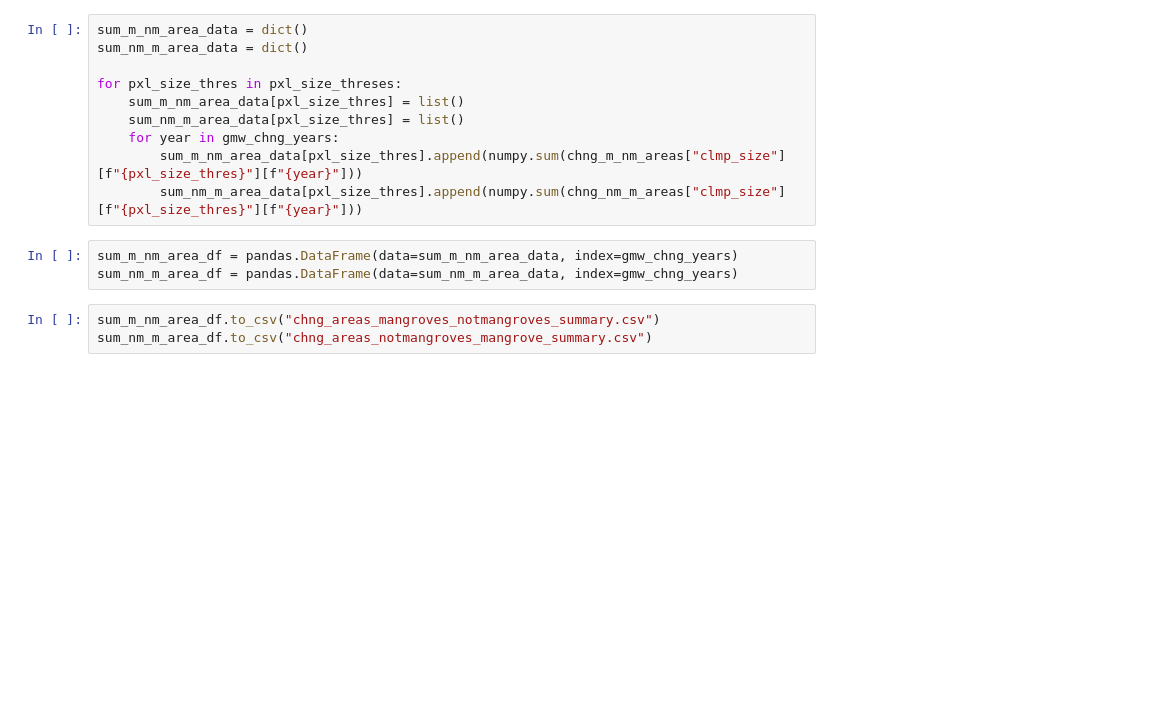
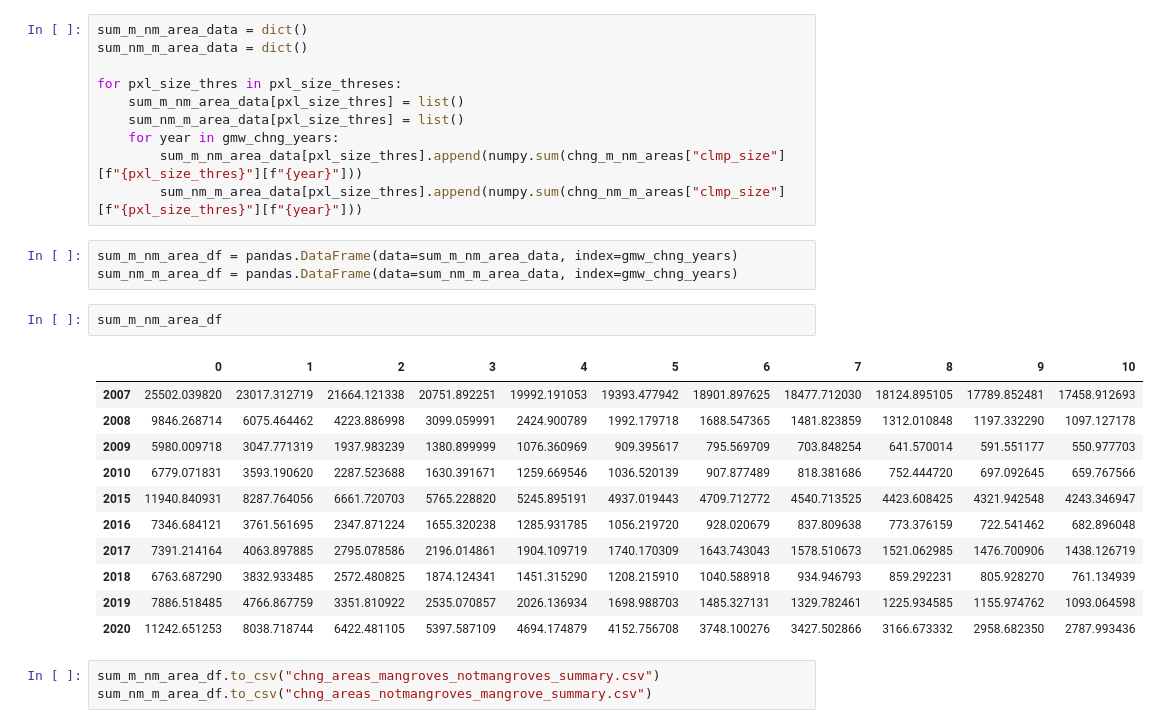
Before and after one commit to globalmangrovewatch/gmw_jaxa_sar_change_analysis, a Jupyter notebook: 11_chng_bias_check/04_calc_chng_stats/CreateChngSummary.ipynb, the cells around one changed output. Saved outputs shown, nothing was run; the diff lists cells and outputs as text; blank space fills up the shorter version.

```diff
--- a/11_chng_bias_check/04_calc_chng_stats/CreateChngSummary.ipynb
+++ b/11_chng_bias_check/04_calc_chng_stats/CreateChngSummary.ipynb
@@ -29,6 +32,20 @@ for pxl_size_thres in pxl_size_threses:
 # %%
 sum_m_nm_area_df = pandas.DataFrame(data=sum_m_nm_area_data, index=gmw_chng_years)
 sum_nm_m_area_df = pandas.DataFrame(data=sum_nm_m_area_data, index=gmw_chng_years)
+# %%
+sum_m_nm_area_df
+# %% [output]
+|  | 0 | 1 | 2 | 3 | 4 | 5 | 6 | 7 | 8 | 9 | 10 |
+| 2007 | 25502.039820 | 23017.312719 | 21664.121338 | 20751.892251 | 19992.191053 | 19393.477942 | 18901.897625 | 18477.712030 | 18124.895105 | 17789.852481 | 17458.912693 |
+| 2008 | 9846.268714 | 6075.464462 | 4223.886998 | 3099.059991 | 2424.900789 | 1992.179718 | 1688.547365 | 1481.823859 | 1312.010848 | 1197.332290 | 1097.127178 |
+| 2009 | 5980.009718 | 3047.771319 | 1937.983239 | 1380.899999 | 1076.360969 | 909.395617 | 795.569709 | 703.848254 | 641.570014 | 591.551177 | 550.977703 |
+| 2010 | 6779.071831 | 3593.190620 | 2287.523688 | 1630.391671 | 1259.669546 | 1036.520139 | 907.877489 | 818.381686 | 752.444720 | 697.092645 | 659.767566 |
+| 2015 | 11940.840931 | 8287.764056 | 6661.720703 | 5765.228820 | 5245.895191 | 4937.019443 | 4709.712772 | 4540.713525 | 4423.608425 | 4321.942548 | 4243.346947 |
+| 2016 | 7346.684121 | 3761.561695 | 2347.871224 | 1655.320238 | 1285.931785 | 1056.219720 | 928.020679 | 837.809638 | 773.376159 | 722.541462 | 682.896048 |
+| 2017 | 7391.214164 | 4063.897885 | 2795.078586 | 2196.014861 | 1904.109719 | 1740.170309 | 1643.743043 | 1578.510673 | 1521.062985 | 1476.700906 | 1438.126719 |
+| 2018 | 6763.687290 | 3832.933485 | 2572.480825 | 1874.124341 | 1451.315290 | 1208.215910 | 1040.588918 | 934.946793 | 859.292231 | 805.928270 | 761.134939 |
+| 2019 | 7886.518485 | 4766.867759 | 3351.810922 | 2535.070857 | 2026.136934 | 1698.988703 | 1485.327131 | 1329.782461 | 1225.934585 | 1155.974762 | 1093.064598 |
+| 2020 | 11242.651253 | 8038.718744 | 6422.481105 | 5397.587109 | 4694.174879 | 4152.756708 | 3748.100276 | 3427.502866 | 3166.673332 | 2958.682350 | 2787.993436 |
 # %%
 sum_m_nm_area_df.to_csv("chng_areas_mangroves_notmangroves_summary.csv")
 sum_nm_m_area_df.to_csv("chng_areas_notmangroves_mangrove_summary.csv")
```
Also changed, not shown: parts of 8 cells of this notebook, 5 other files.
